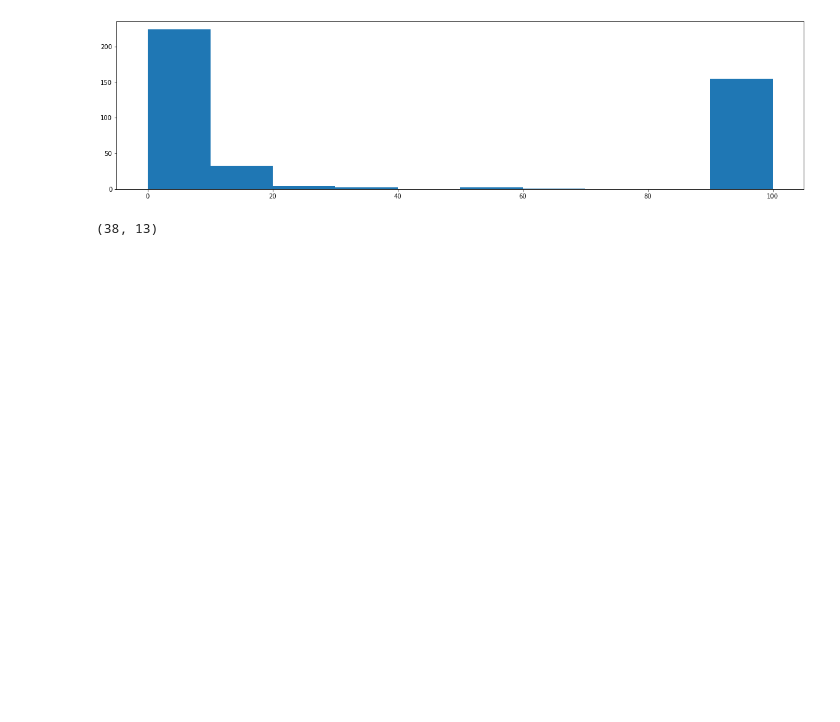
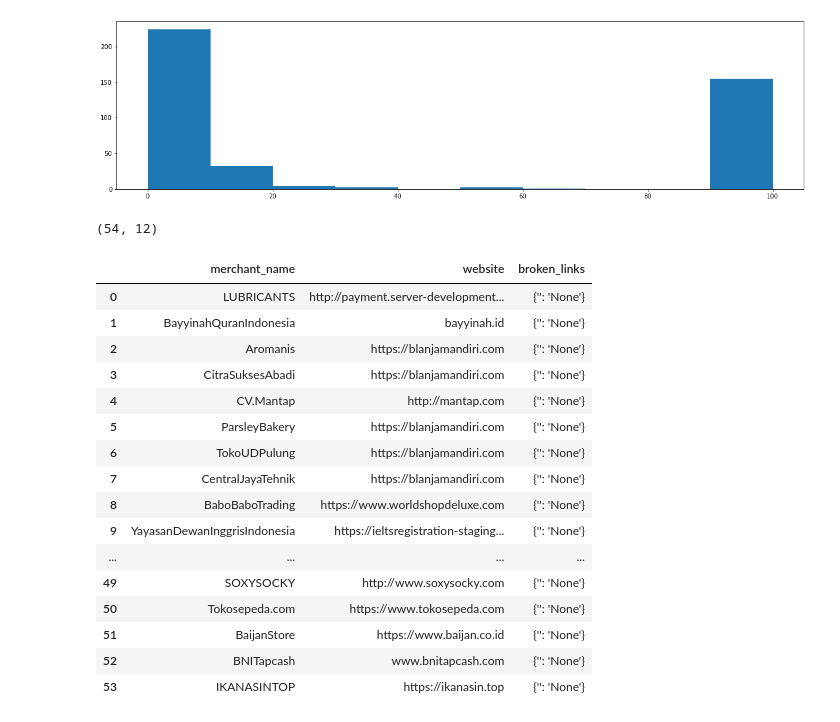
Before and after one commit to bahyhelmihp/web-crawler, a Jupyter notebook: api/datasets/Analyse Result.ipynb, the cells around one changed output. Cells and saved outputs as stored; diff of their text form; code cells hidden in the pictures; blank space fills up the shorter version.

```diff
--- a/api/datasets/Analyse Result.ipynb
+++ b/api/datasets/Analyse Result.ipynb
@@ -548,8 +548,32 @@ plt.show()
 [figure]
 # %%
 ## Check re-tested
-retest_df = pd.read_csv("results_retested_50.csv")
+retest_df = pd.concat([pd.read_csv("results_retested_50.csv"), pd.read_csv("results_retested_100.csv")]).iloc[:, 1:]
 # %%
 retest_df[retest_df['broken_link_score'] == 100].shape
 # %% [output]
-(38, 13)
+(54, 12)
+# %%
+retest_anomaly_df = retest_df[retest_df['broken_link_score'] == 100]\
+.merge(input_df[['merchant_name', 'website', 'label']], on=['merchant_name', 'label'])\
+[['merchant_name', 'website', 'broken_links']]
+# %%
+retest_anomaly_df[retest_anomaly_df['broken_links'] == "{'': 'None'}"]
+# %% [output]
+|  | merchant_name | website | broken_links |
+| 0 | LUBRICANTS | http://payment.server-development... | {'': 'None'} |
+| 1 | BayyinahQuranIndonesia | bayyinah.id | {'': 'None'} |
+| 2 | Aromanis | https://blanjamandiri.com | {'': 'None'} |
+| 3 | CitraSuksesAbadi | https://blanjamandiri.com | {'': 'None'} |
+| 4 | CV.Mantap | http://mantap.com | {'': 'None'} |
+| 5 | ParsleyBakery | https://blanjamandiri.com | {'': 'None'} |
+| 6 | TokoUDPulung | https://blanjamandiri.com | {'': 'None'} |
+| 7 | CentralJayaTehnik | https://blanjamandiri.com | {'': 'None'} |
+| 8 | BaboBaboTrading | https://www.worldshopdeluxe.com | {'': 'None'} |
+| 9 | YayasanDewanInggrisIndonesia | https://ieltsregistration-staging... | {'': 'None'} |
+| ... | ... | ... | ... |
+| 49 | SOXYSOCKY | http://www.soxysocky.com | {'': 'None'} |
+| 50 | Tokosepeda.com | https://www.tokosepeda.com | {'': 'None'} |
+| 51 | BaijanStore | https://www.baijan.co.id | {'': 'None'} |
+| 52 | BNITapcash | www.bnitapcash.com | {'': 'None'} |
+| 53 | IKANASINTOP | https://ikanasin.top | {'': 'None'} |
```
Also changed, not shown: parts of 1 cell of this notebook, 1 other file.
